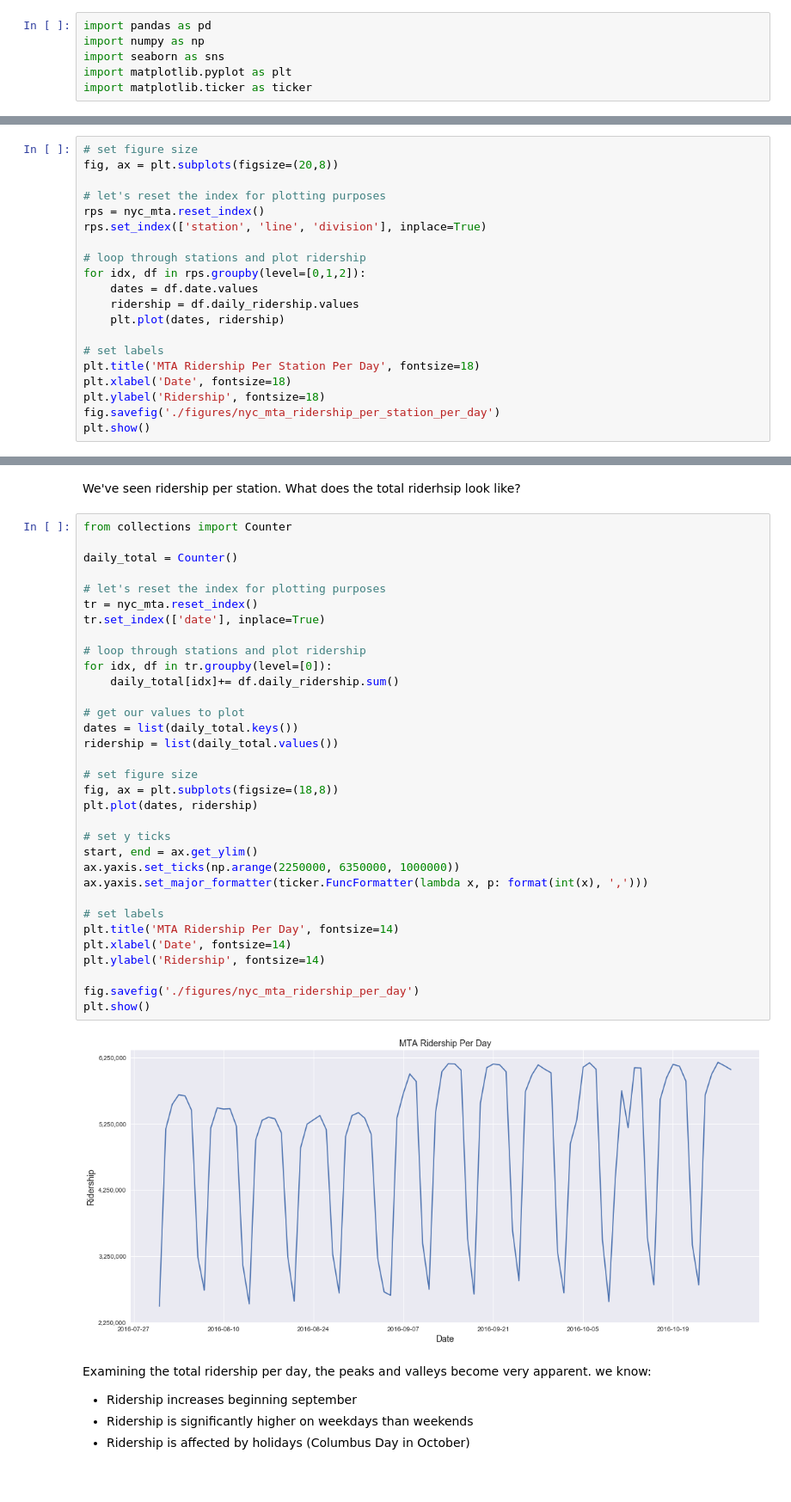
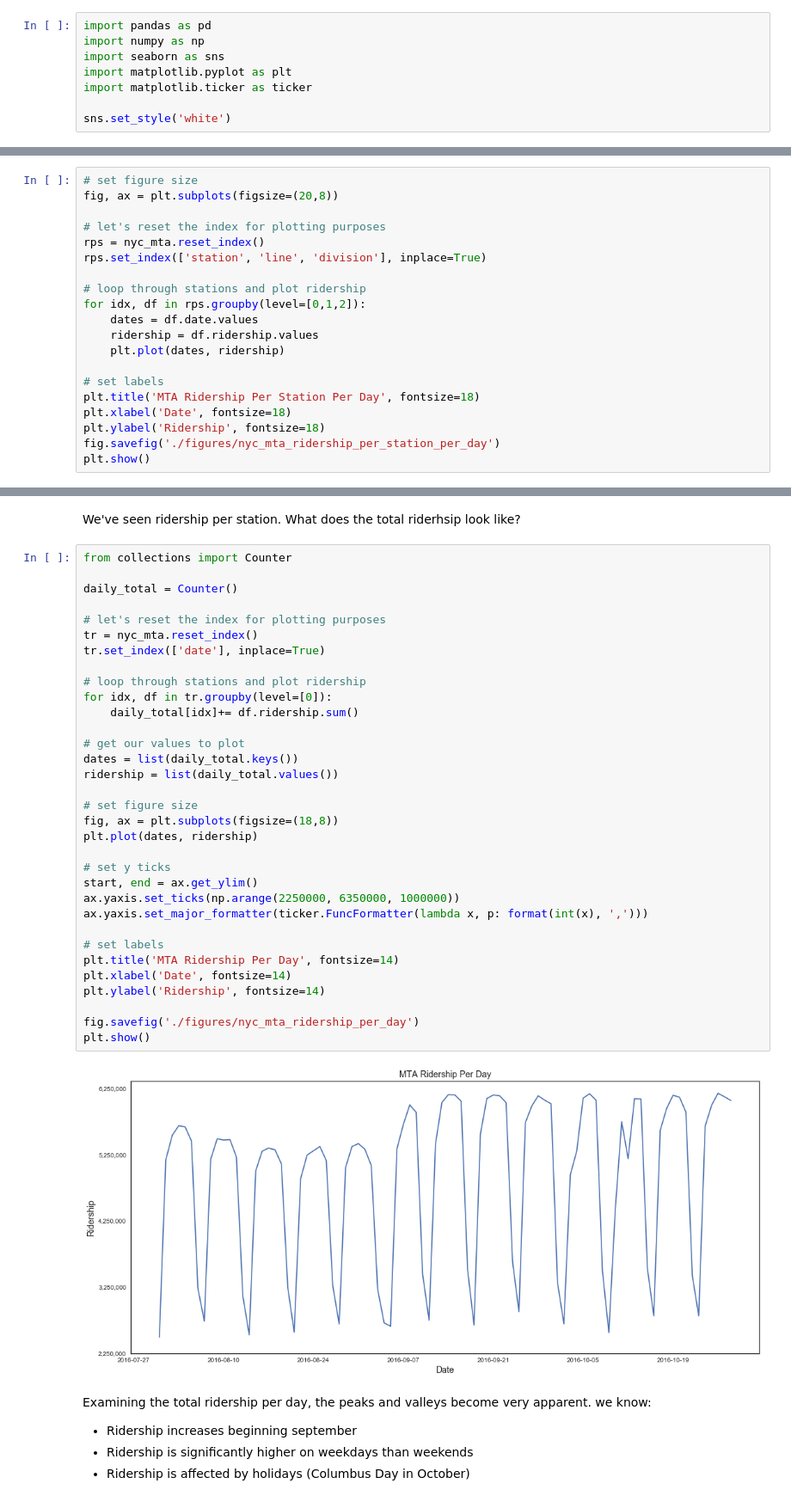
Before and after one commit to mrjgamble/K2DataScience, a Jupyter notebook: Projects/Project 1 - EDA/nyc_mta_analysis.ipynb, the cells around one changed output, grey strips where cells are left out. Shown at 86% size. Drawn from its saved outputs; the diff is of its cells as text.

```diff
--- a/Projects/Project 1 - EDA/nyc_mta_analysis.ipynb
+++ b/Projects/Project 1 - EDA/nyc_mta_analysis.ipynb
@@ -26,6 +24,8 @@ import numpy as np
 import seaborn as sns
 import matplotlib.pyplot as plt
 import matplotlib.ticker as ticker
+
+sns.set_style('white')
 # %%
 nyc_mta = pd.read_csv('./data/nyc_mta_data_cleaned.csv', parse_dates=['date'])
 nyc_mta.set_index(['date', 'station', 'line', 'division'], inplace=True)
@@ -76,7 +76,7 @@ rps.set_index(['station', 'line', 'division'], inplace=True)
 # loop through stations and plot ridership
 for idx, df in rps.groupby(level=[0,1,2]):
     dates = df.date.values
-    ridership = df.daily_ridership.values
+    ridership = df.ridership.values
     plt.plot(dates, ridership)
 
 # set labels
@@ -105,35 +105,35 @@ from collections import Counter
 daily_total = Counter()
 
 # let's reset the index for plotting purposes
 tr = nyc_mta.reset_index()
 tr.set_index(['date'], inplace=True)
 
 # loop through stations and plot ridership
 for idx, df in tr.groupby(level=[0]):
-    daily_total[idx]+= df.daily_ridership.sum()
+    daily_total[idx]+= df.ridership.sum()
 
 # get our values to plot
 dates = list(daily_total.keys())
 ridership = list(daily_total.values())
 
 # set figure size
 fig, ax = plt.subplots(figsize=(18,8))
 plt.plot(dates, ridership)
 
 # set y ticks
 start, end = ax.get_ylim()
 ax.yaxis.set_ticks(np.arange(2250000, 6350000, 1000000))
 ax.yaxis.set_major_formatter(ticker.FuncFormatter(lambda x, p: format(int(x), ',')))
 
 # set labels
 plt.title('MTA Ridership Per Day', fontsize=14)
 plt.xlabel('Date', fontsize=14)
 plt.ylabel('Ridership', fontsize=14)
 
 fig.savefig('./figures/nyc_mta_ridership_per_day')
 plt.show()
 # %% [output]
-[figure, old version]
+[figure, new version]
 # %% [markdown]
 Examining the total ridership per day, the peaks and valleys become very apparent.  we know:
 
```
Also changed, not shown: parts of 38 cells of this notebook.
